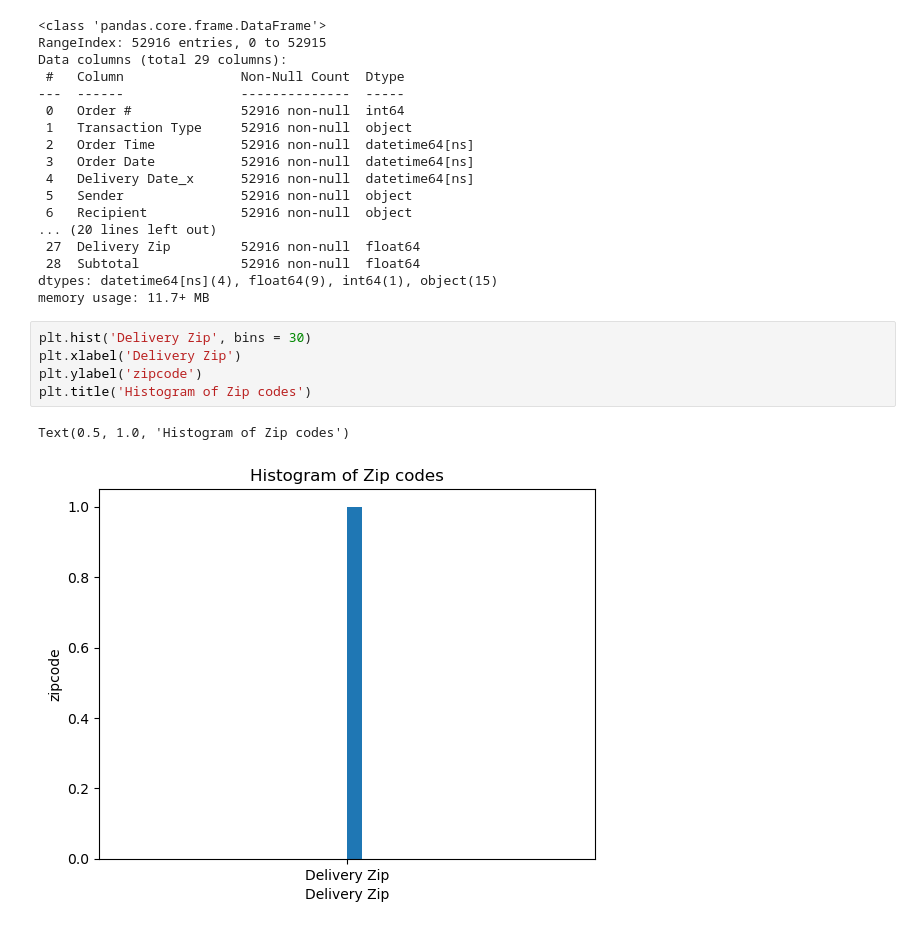
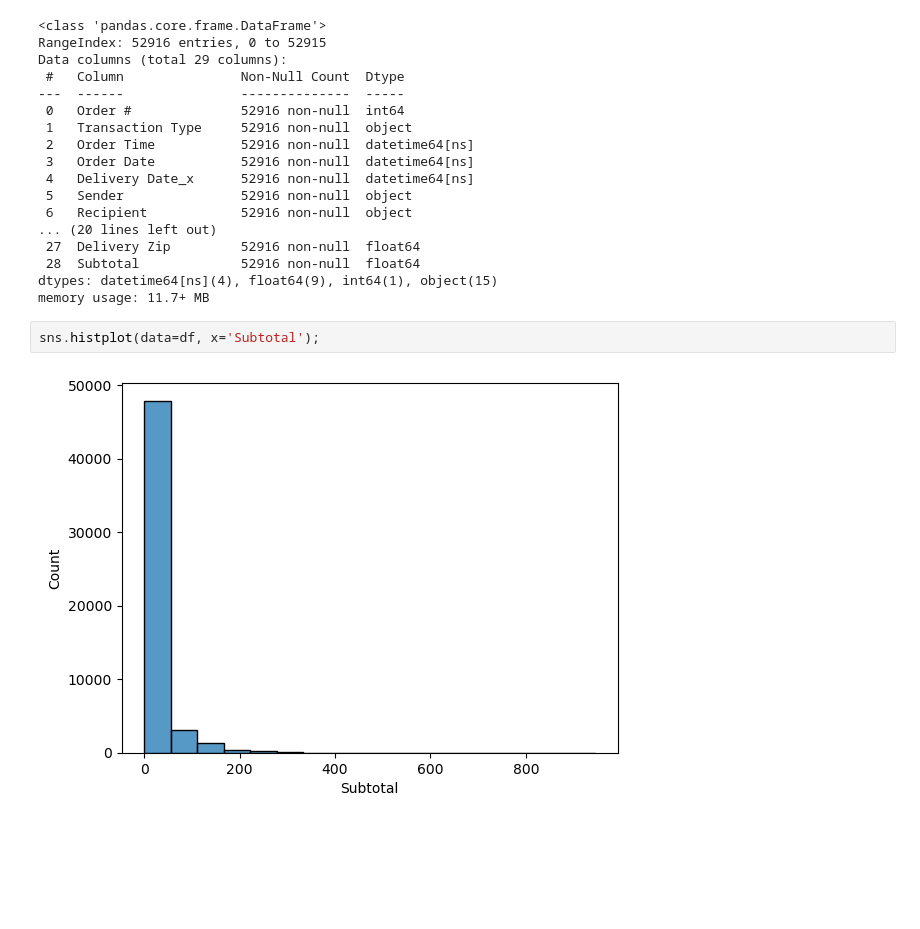
Before and after one commit to JoeBwonKenobi/Floral_Sales_Project, a Jupyter notebook: Floral_Data_Processing.ipynb, the cells around one changed output. Cells and saved outputs as stored; diff of their text form; blank space fills up the shorter version.

```diff
--- a/Floral_Data_Processing.ipynb
+++ b/Floral_Data_Processing.ipynb
@@ -196,11 +196,7 @@ Data columns (total 29 columns):
  28  Subtotal             52916 non-null  float64
 dtypes: datetime64[ns](4), float64(9), int64(1), object(15)
 memory usage: 11.7+ MB
-# %%
-plt.hist('Delivery Zip', bins = 30)
-plt.xlabel('Delivery Zip')
-plt.ylabel('zipcode')
-plt.title('Histogram of Zip codes')
-# %% [output]
-Text(0.5, 1.0, 'Histogram of Zip codes')
-[figure, removed]
+# %%
+sns.histplot(data=df, x='Subtotal');
+# %% [output]
+[figure, added]
```
Also changed, not shown: parts of 2 cells of this notebook.
